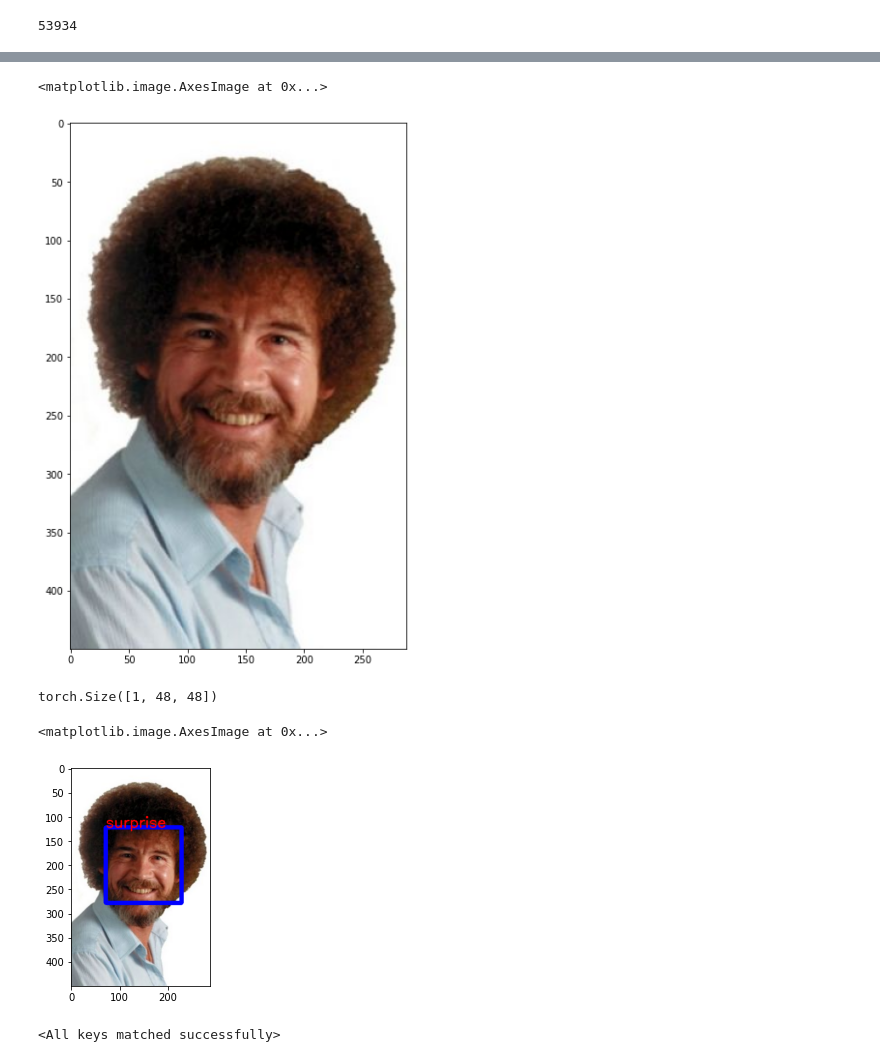
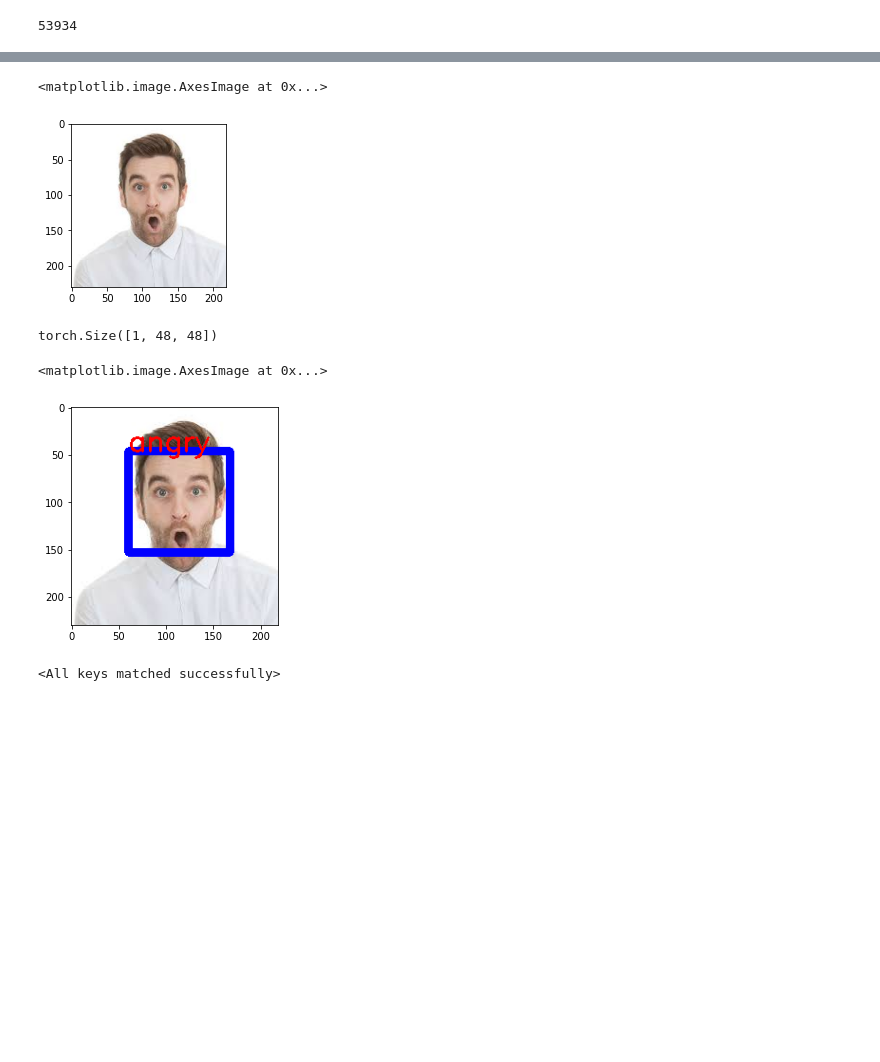
Before and after one commit to Mainakdeb/Facial_Expression_Classifier, a Jupyter notebook: FER_PyTorch.ipynb, the cells around one changed output, grey strips where cells are left out. Cells and saved outputs as stored; diff of their text form; code cells hidden in the pictures; blank space fills up the shorter version.

Commit message:
use cuda

```diff
--- a/FER_PyTorch.ipynb
+++ b/FER_PyTorch.ipynb
@@ -349,19 +382,19 @@ plt.show()
 <Figure size 720x216 with 0 Axes>
 <Figure size 3600x3600 with 0 Axes>
 # %%
-path = '/content/Facial_Expression_Classification/Smiling_Bob_Ross.jpg'
+path = '/content/Facial_Expression_Classification/Surprised_guy.jpg'
 IMG_SIZE=100
 test_img2 = cv2.imread(path)
-plt.figure(figsize = (10,10))
+plt.figure(figsize = (3,3))
 plt.axis('on')
 plt.imshow(test_img2)
 
 # To fix weird colors
 RGB_img = cv2.cvtColor(test_img2, cv2.COLOR_BGR2RGB)
 plt.imshow(RGB_img)
 # %% [output]
 <matplotlib.image.AxesImage at 0x...>
-[figure, old version]
+[figure, new version]
 # %%
 face_haar_cascade = cv2.CascadeClassifier('/content/Facial_Expression_Classification/haarcascade_frontalface_default.xml')
 gray_img= cv2.cvtColor(test_img2, cv2.COLOR_BGR2GRAY)
@@ -381,8 +414,11 @@ for (x,y,w,h) in faces_detected:
         with torch.no_grad():
 
               network.eval()
+
+              img_pixels=img_pixels.cuda()
               lab=network(img_pixels.unsqueeze(0))
-              max_index = np.argmax(lab[0]) + 1        # +1 fixes a lot ??
+              lab=lab.cpu()
+              max_index = np.argmax(lab[0])
               predicted_emotion = emotions[max_index]
 
         cv2.putText(test_img2, predicted_emotion, (int(x), int(y)), cv2.FONT_HERSHEY_SIMPLEX, 1, (0,0,255), 2)
@@ -394,7 +430,7 @@ plt.imshow(color_fixed)
 # %% [output]
 torch.Size([1, 48, 48])
 <matplotlib.image.AxesImage at 0x...>
-[figure, old version]
+[figure, new version]
 # %%
 torch.save(network.state_dict(), '/content/drive/My Drive/Emotion Recognition/models/model_l7.pt')
 # %%
```
Also changed, not shown: parts of 15 cells of this notebook.
